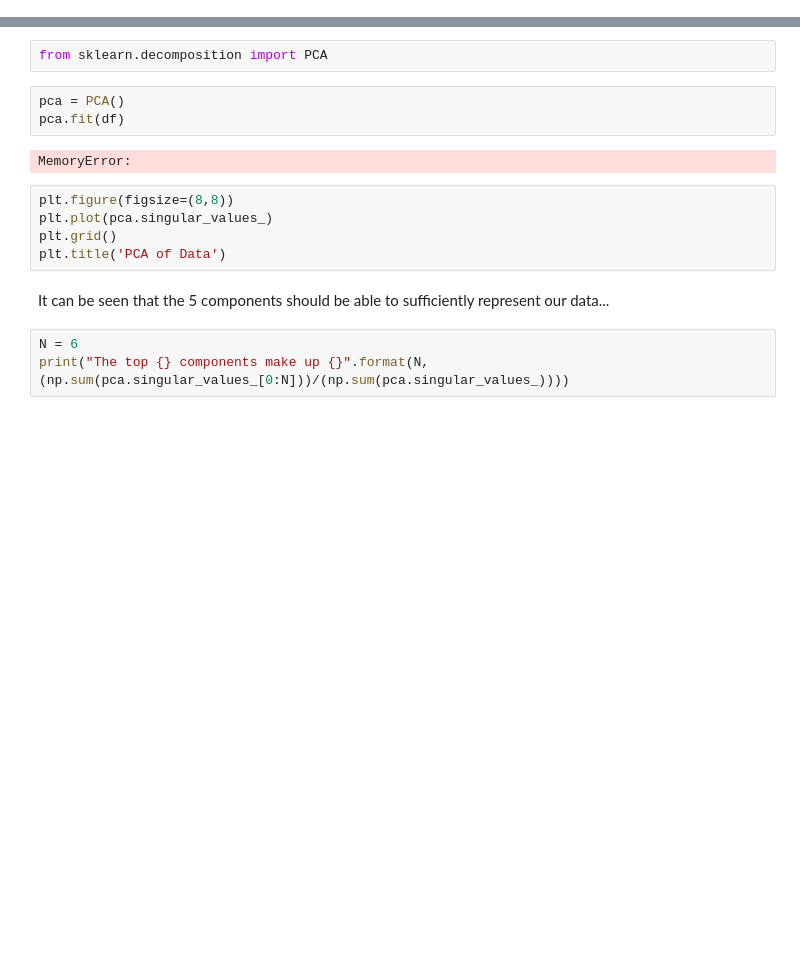
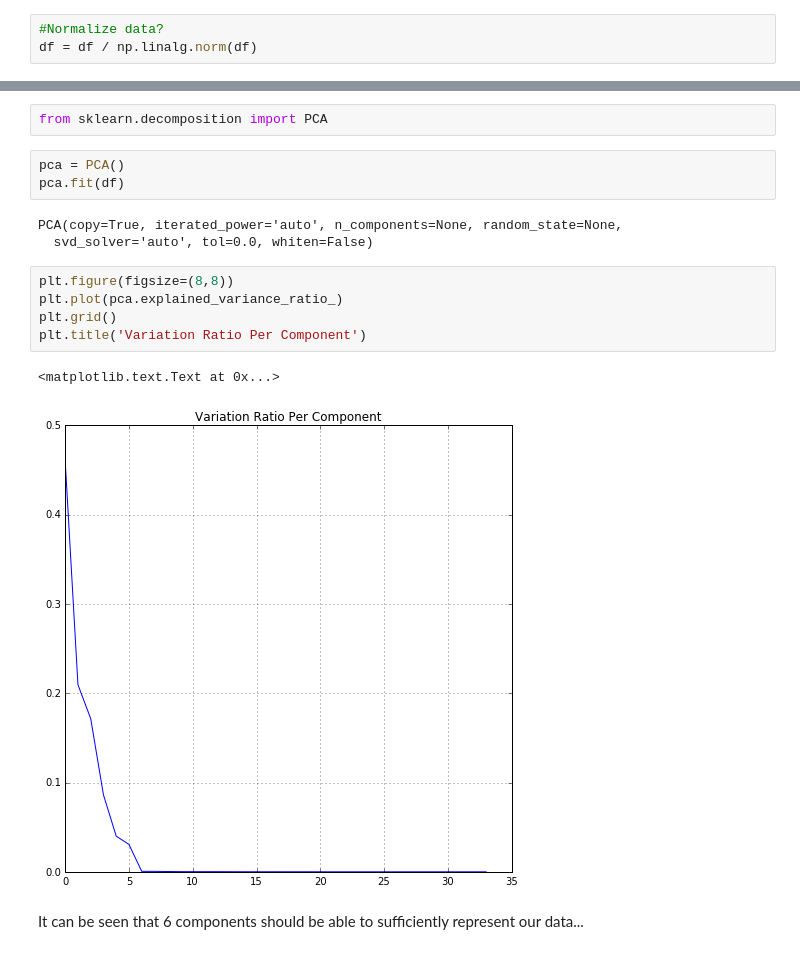
Before and after one commit to alexandroid000/self-assembly, a Jupyter notebook: dataAnalysis/develop/ml/Unsupervised_Learning.ipynb, the cells around one changed output, grey strips where cells are left out. Saved outputs shown, nothing was run; the diff lists cells and outputs as text; blank space fills up the shorter version.

```diff
--- a/dataAnalysis/develop/ml/Unsupervised_Learning.ipynb
+++ b/dataAnalysis/develop/ml/Unsupervised_Learning.ipynb
@@ -76,4 +76,7 @@ df.head()
 5 rows × 34 columns
+# %%
+#Normalize data?
+df = df / np.linalg.norm(df)
 # %% [markdown]
 ## PCA
 # %%
@@ -82,14 +85,15 @@ from sklearn.decomposition import PCA
 pca = PCA()
 pca.fit(df)
 # %% [output]
-MemoryError:
+PCA(copy=True, iterated_power='auto', n_components=None, random_state=None,
+  svd_solver='auto', tol=0.0, whiten=False)
 # %%
 plt.figure(figsize=(8,8))
-plt.plot(pca.singular_values_)
+plt.plot(pca.explained_variance_ratio_)
 plt.grid()
-plt.title('PCA of Data')
+plt.title('Variation Ratio Per Component')
+# %% [output]
+<matplotlib.text.Text at 0x...>
+[figure, added]
 # %% [markdown]
-It can be seen that the 5 components should be able to sufficiently represent our data...
+It can be seen that 6 components should be able to sufficiently represent our data...
-# %%
-N = 6
-print("The top {} components make up {}".format(N, (np.sum(pca.singular_values_[0:N]))/(np.sum(pca.singular_values_))))
```
Also changed, not shown: parts of 11 cells of this notebook, 1 other file.
